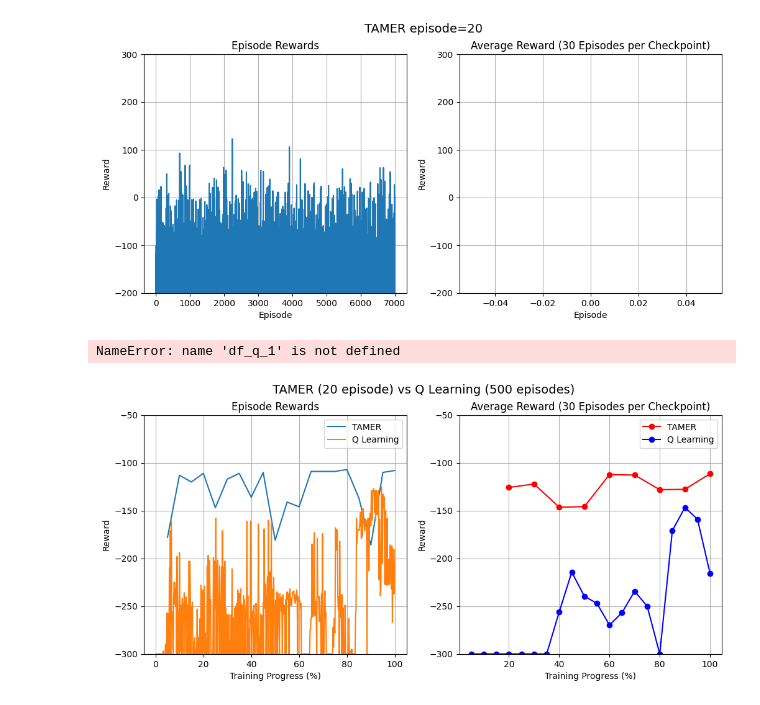
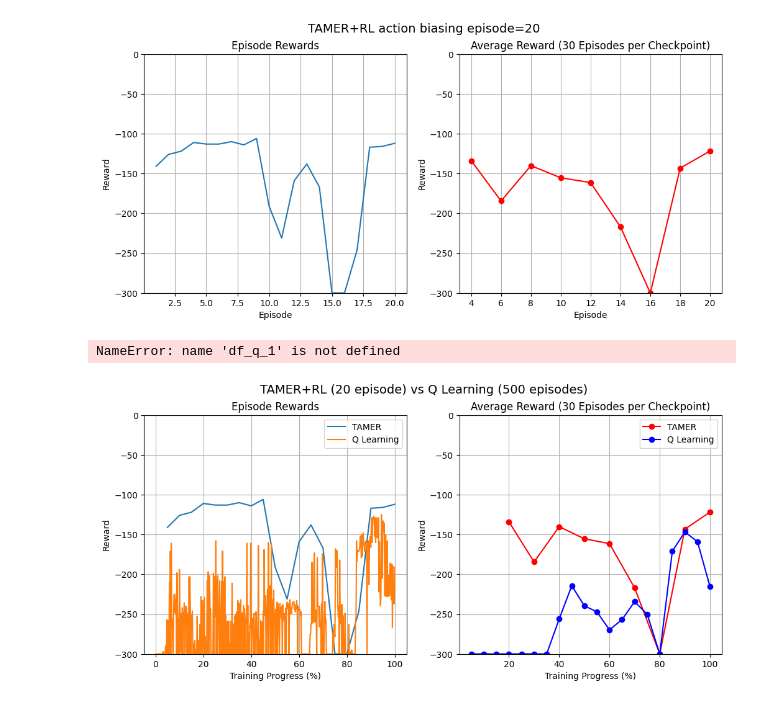
Before and after one commit to chengxi600/TAMER, a Jupyter notebook: plotting_results.ipynb, the cells around one changed output. Cells and saved outputs as stored; diff of their text form; code cells hidden in the pictures.

```diff
--- a/plotting_results.ipynb
+++ b/plotting_results.ipynb
@@ -5,8 +5,8 @@ import pandas as pd
 # %%
 import pandas as pd
 
-df_tamer = pd.read_csv("tamer/logs/episode/eps.csv")
-# df_q_1 = pd.read_csv("TAMER/q_500eps_disc1/eps.csv")
+df_tamer = pd.read_csv("experiments/tamer/MountainCar/tamer_rl_20eps/eps.csv")
+df_q_1 = pd.read_csv("experiments/tamer/MountainCar/q_500eps_disc1/eps.csv")
 # df_q_99 = pd.read_csv("TAMER/q_500eps_disc0.99/eps.csv")
 # df_q_95 = pd.read_csv("TAMER/q_500eps_disc0.95/eps.csv")
 # %%
@@ -46,9 +46,9 @@ def plot_episodic_rewards(df: pd.DataFrame, title, y_bounds):
 
     fig.suptitle(title, fontsize=14)
 # %%
-plot_episodic_rewards(df_tamer, "TAMER episode=20", (-200, 300))
+plot_episodic_rewards(df_tamer, "TAMER+RL action biasing episode=20", (-300, 0))
 # %% [output]
-[figure, old version]
+[figure, new version]
 # %%
 plot_episodic_rewards(df_q_1, "Q learning episodes=500 discount=1", (-200, 300))
 # %% [output]
@@ -93,8 +93,8 @@ def plot_compare_progress(df: pd.DataFrame, df2: pd.DataFrame, title, y_bounds,
     fig.suptitle(title, fontsize=14)
     plt.show()
 # %%
-plot_compare_progress(df_tamer, df_q_1, "TAMER (20 episode) vs Q Learning (500 episodes)", (-200, 300))
+plot_compare_progress(df_tamer, df_q_1, "TAMER+RL (20 episode) vs Q Learning (500 episodes)", (-300, 0))
 # %% [output]
-[figure, old version]
+[figure, new version]
 # %%
 import gymnasium as gym
```
Also changed, not shown: 9 other files.
